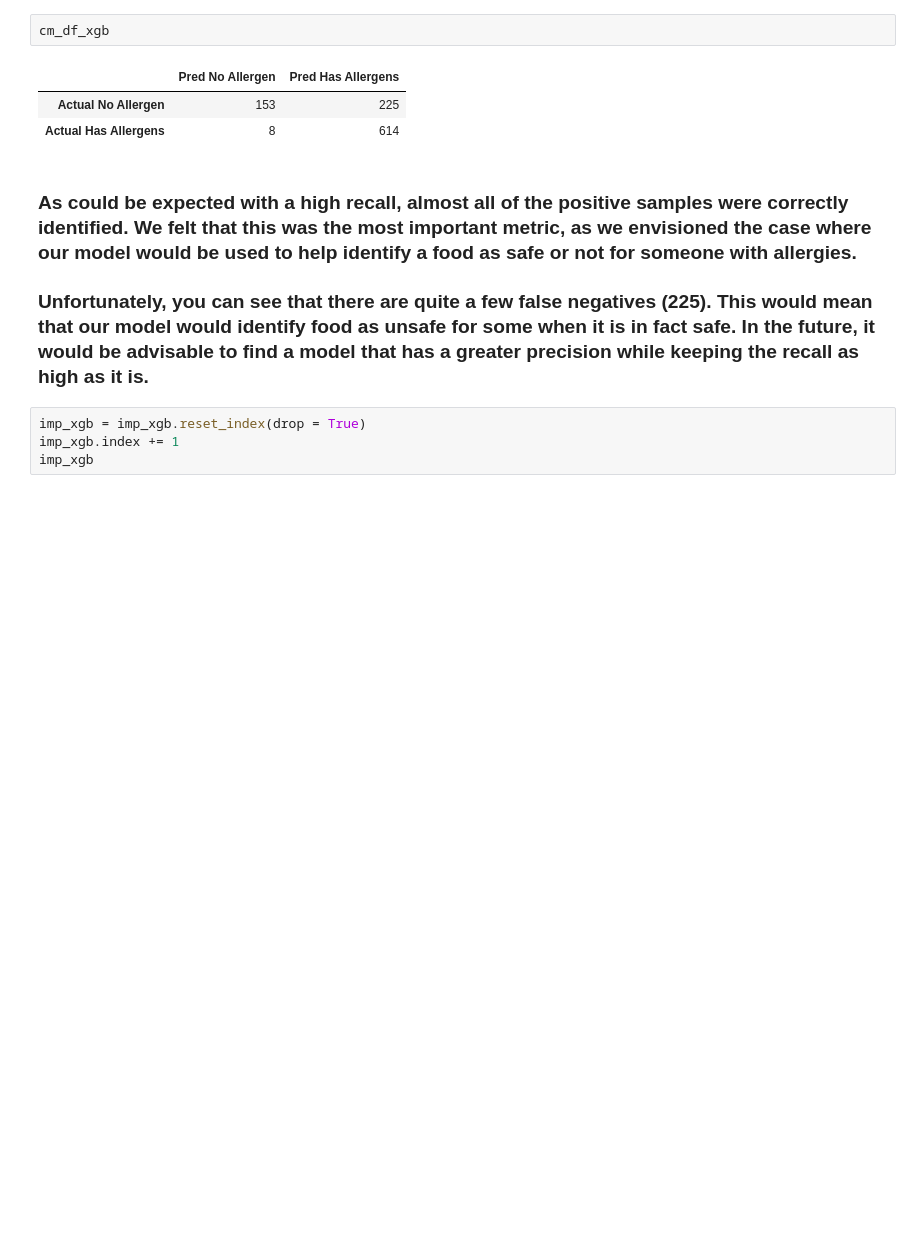
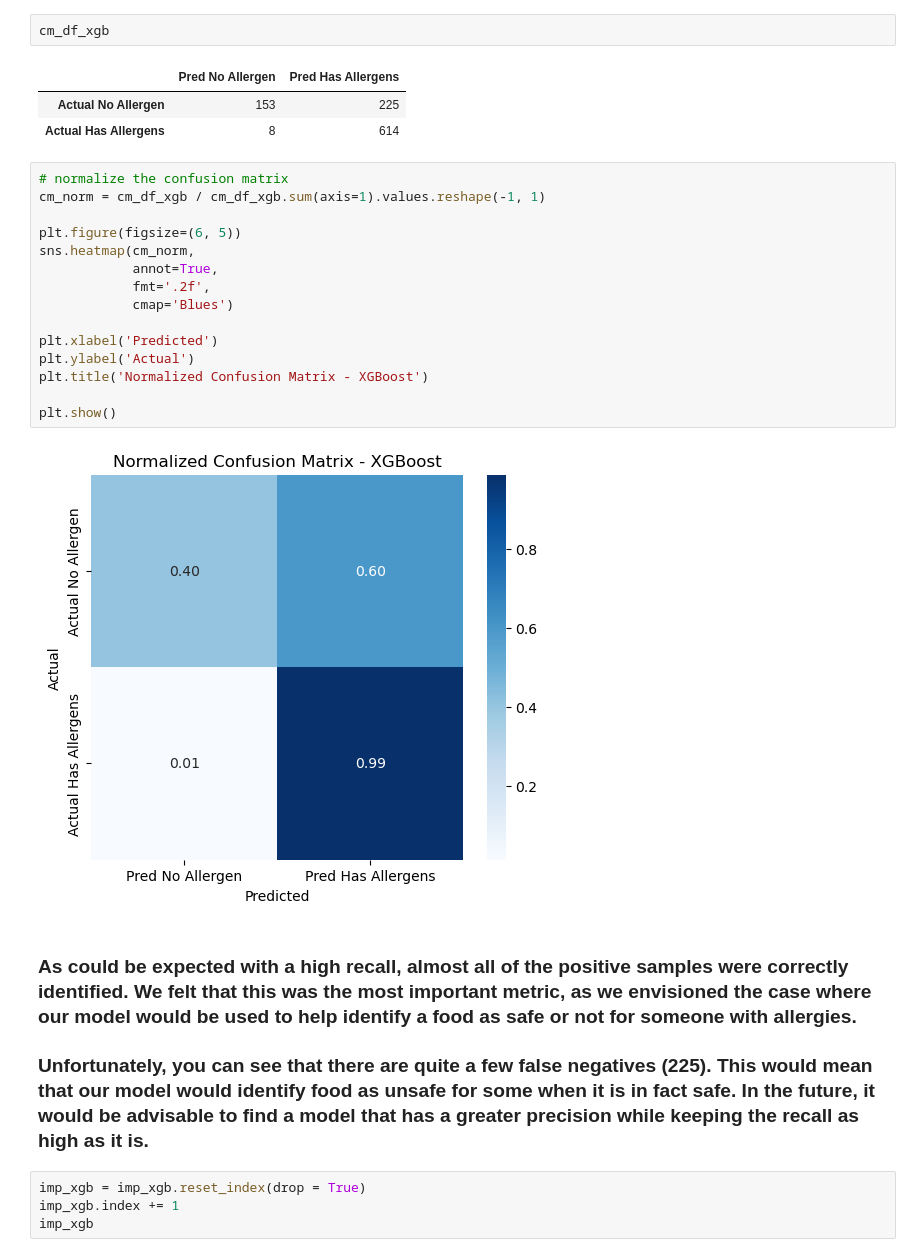
Before and after one commit to aarschne/CS5831Shared, a Jupyter notebook: Final/Classification.ipynb, the cells around one changed output. Drawn from its saved outputs; the diff is of its cells as text; blank space fills up the shorter version.

Commit message:
Made conf matrix visualization

```diff
--- a/Final/Classification.ipynb
+++ b/Final/Classification.ipynb
@@ -970,6 +974,23 @@ cm_df_xgb
 |  | Pred No Allergen | Pred Has Allergens |
 | Actual No Allergen | 153 | 225 |
 | Actual Has Allergens | 8 | 614 |
+# %%
+# normalize the confusion matrix
+cm_norm = cm_df_xgb / cm_df_xgb.sum(axis=1).values.reshape(-1, 1)
+
+plt.figure(figsize=(6, 5))
+sns.heatmap(cm_norm,
+            annot=True,
+            fmt='.2f',
+            cmap='Blues')
+
+plt.xlabel('Predicted')
+plt.ylabel('Actual')
+plt.title('Normalized Confusion Matrix - XGBoost')
+
+plt.show()
+# %% [output]
+[figure, added]
 # %% [markdown]
 ### As could be expected with a high recall, almost all of the positive samples were correctly identified. We felt that this was the most important metric, as we envisioned the case where our model would be used to help identify a food as safe or not for someone with allergies.
 
```
Also changed, not shown: parts of 2 cells of this notebook.
